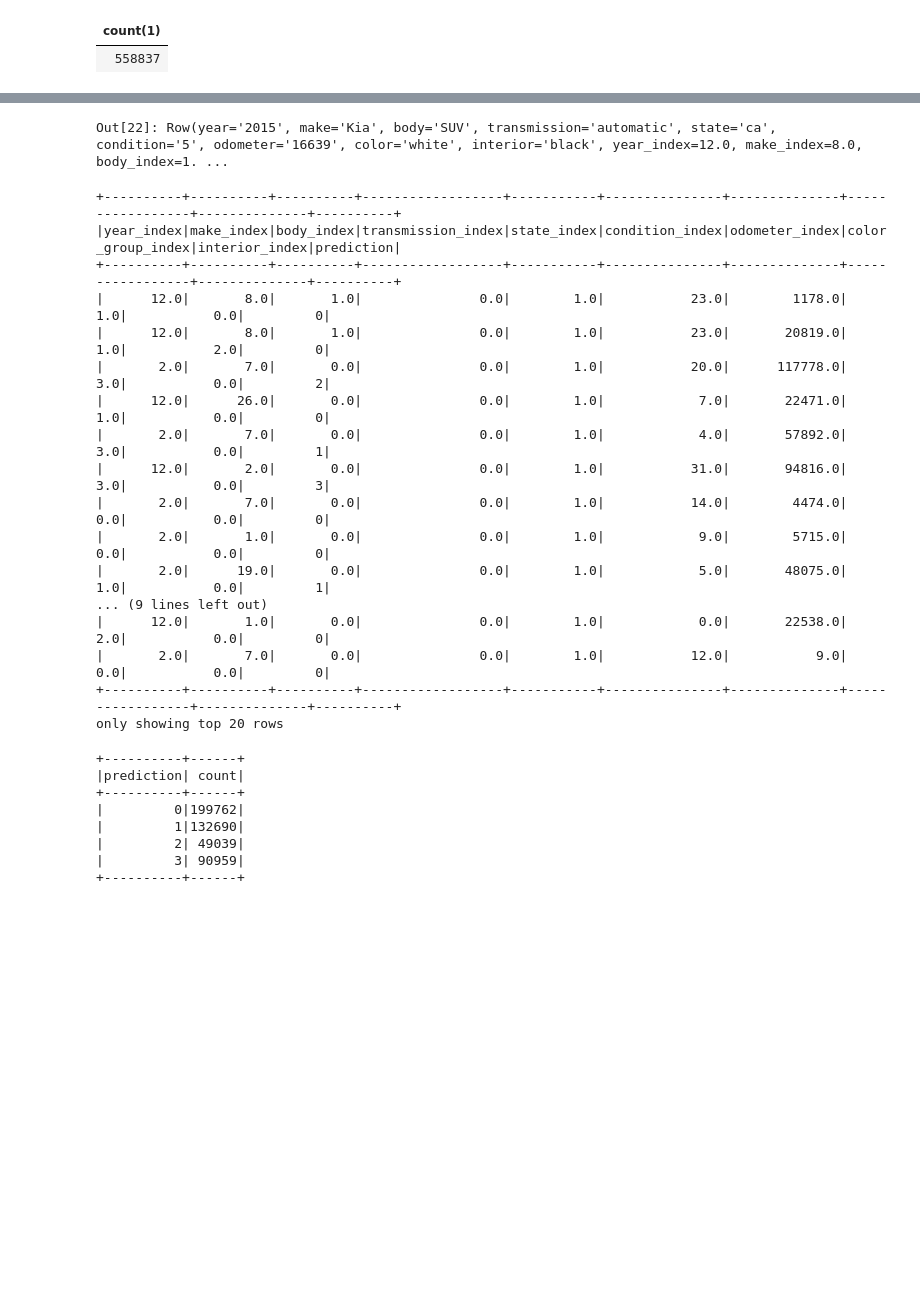
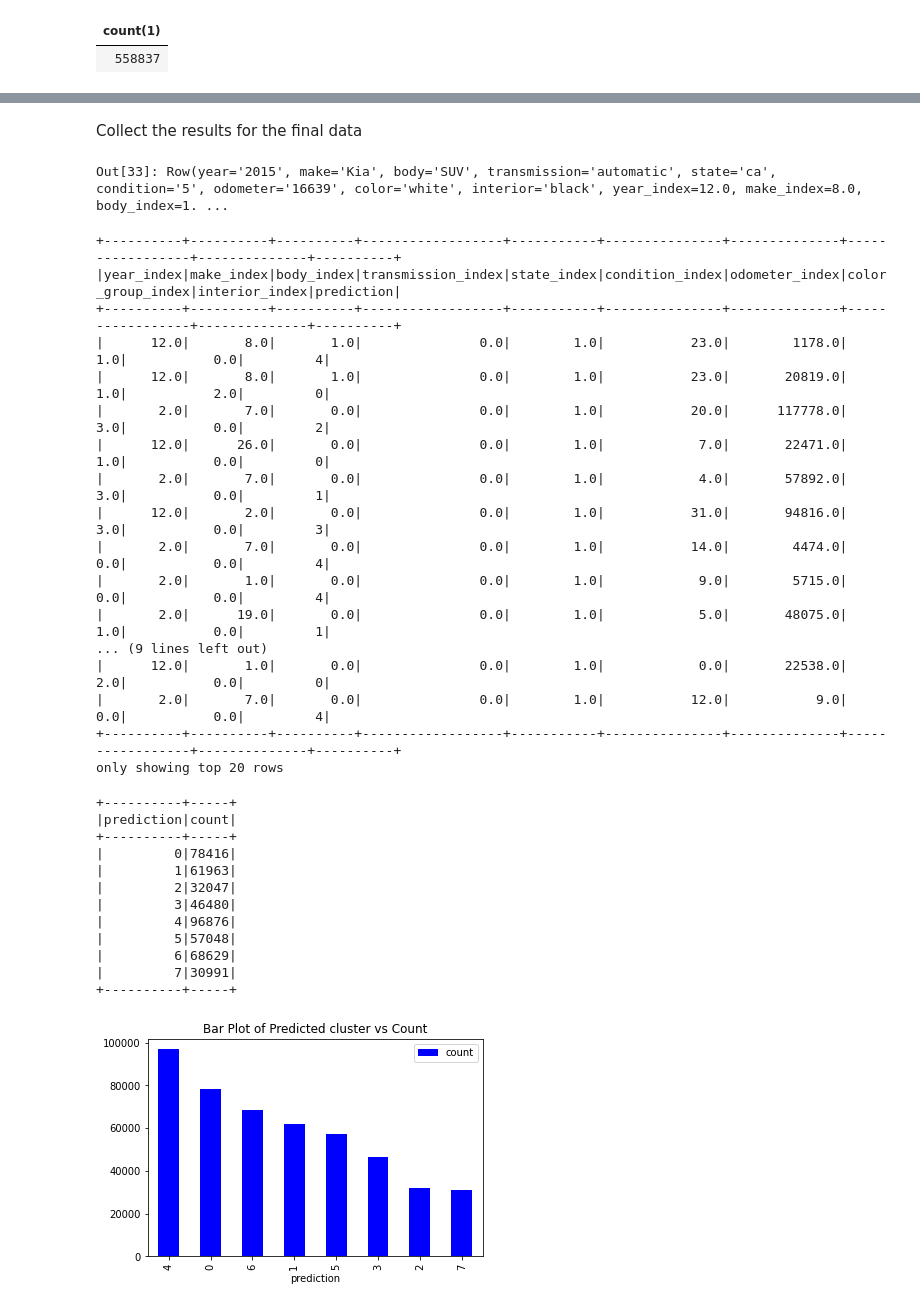
Before and after one commit to Jenniferodd/ISM6562-GroupProject, a Jupyter notebook: GrpPrj-UsedCarPrices_Kmeans.ipynb, the cells around one changed output, grey strips where cells are left out. Saved outputs shown, nothing was run; the diff lists cells and outputs as text; code cells hidden in the pictures; blank space fills up the shorter version.

Commit message:
uploading the latest files
uploading the latest files with  charts and evaluation

```diff
--- a/GrpPrj-UsedCarPrices_Kmeans.ipynb
+++ b/GrpPrj-UsedCarPrices_Kmeans.ipynb
@@ -222,8 +123,7 @@ Showing the first 1000 rows.
 from pyspark.sql import SparkSession
 # %%
 # Selecting the dependent and the independent variables that are identified as most useful attributes to make predictions
-data=df.select(['year','make','body','transmission',
-                                 'state','condition','odometer','color','interior'])
+data=df.select(['year','make','body','transmission','state','condition','odometer','color','interior'])
 # %%
 data=data.dropna()
 # %% [markdown]
@@ -263,6 +165,6 @@ final_data=pipe.fit(data).transform(data)
 # %%
-# Create an object for the Logistic Regression model
+# Create an object for the KMeans model
 
-kmeans_model = KMeans(k=4)
+kmeans_model = KMeans(k=8)
 # %%
 fit_model = kmeans_model.fit(final_data)
@@ -297,3 +204,5 @@ Centroid 4: [5.82790826e+00 7.85998570e+00 3.87061218e+00 4.25169133e-02
+# %% [markdown]
+Collect the results for the final data
 # %%
 # Store the results in a dataframe
 
@@ -301,35 +210,55 @@ results = fit_model.transform(final_data)
 # %%
 results.head()
 # %% [output]
-Out[22]: Row(year='2015', make='Kia', body='SUV', transmission='automatic', state='ca', condition='5', odometer='16639', color='white', interior='black', year_index=12.0, make_index=8.0, body_index=1. ...
+Out[33]: Row(year='2015', make='Kia', body='SUV', transmission='automatic', state='ca', condition='5', odometer='16639', color='white', interior='black', year_index=12.0, make_index=8.0, body_index=1. ...
 # %%
 results.select(['year_index','make_index','body_index','transmission_index','state_index','condition_index',                                                                'odometer_index','color_group_index','interior_index','prediction']).show()
 # %% [output]
 +----------+----------+----------+------------------+-----------+---------------+--------------+-----------------+--------------+----------+
 |year_index|make_index|body_index|transmission_index|state_index|condition_index|odometer_index|color_group_index|interior_index|prediction|
 +----------+----------+----------+------------------+-----------+---------------+--------------+-----------------+--------------+----------+
-|      12.0|       8.0|       1.0|               0.0|        1.0|           23.0|        1178.0|              1.0|           0.0|         0|
+|      12.0|       8.0|       1.0|               0.0|        1.0|           23.0|        1178.0|              1.0|           0.0|         4|
 |      12.0|       8.0|       1.0|               0.0|        1.0|           23.0|       20819.0|              1.0|           2.0|         0|
 |       2.0|       7.0|       0.0|               0.0|        1.0|           20.0|      117778.0|              3.0|           0.0|         2|
 |      12.0|      26.0|       0.0|               0.0|        1.0|            7.0|       22471.0|              1.0|           0.0|         0|
 |       2.0|       7.0|       0.0|               0.0|        1.0|            4.0|       57892.0|              3.0|           0.0|         1|
 |      12.0|       2.0|       0.0|               0.0|        1.0|           31.0|       94816.0|              3.0|           0.0|         3|
-|       2.0|       7.0|       0.0|               0.0|        1.0|           14.0|        4474.0|              0.0|           0.0|         0|
-|       2.0|       1.0|       0.0|               0.0|        1.0|            9.0|        5715.0|              0.0|           0.0|         0|
+|       2.0|       7.0|       0.0|               0.0|        1.0|           14.0|        4474.0|              0.0|           0.0|         4|
+|       2.0|       1.0|       0.0|               0.0|        1.0|            9.0|        5715.0|              0.0|           0.0|         4|
 |       2.0|      19.0|       0.0|               0.0|        1.0|            5.0|       48075.0|              1.0|           0.0|         1|
 ... (9 lines left out)
 |      12.0|       1.0|       0.0|               0.0|        1.0|            0.0|       22538.0|              2.0|           0.0|         0|
-|       2.0|       7.0|       0.0|               0.0|        1.0|           12.0|           9.0|              0.0|           0.0|         0|
+|       2.0|       7.0|       0.0|               0.0|        1.0|           12.0|           9.0|              0.0|           0.0|         4|
 +----------+----------+----------+------------------+-----------+---------------+--------------+-----------------+--------------+----------+
 only showing top 20 rows
 # %%
 results.groupby('prediction').count().sort('prediction').show()
 # %% [output]
-+----------+------+
-|prediction| count|
-+----------+------+
-|         0|199762|
-|         1|132690|
-|         2| 49039|
-|         3| 90959|
-+----------+------+
++----------+-----+
+|prediction|count|
++----------+-----+
+|         0|78416|
+|         1|61963|
+|         2|32047|
+|         3|46480|
+|         4|96876|
+|         5|57048|
+|         6|68629|
+|         7|30991|
++----------+-----+
+# %%
+pred=results.select('prediction').na.drop(subset=["prediction"]).groupBy("prediction").count().sort("count",ascending=False)
+#Converting into the Pandas Data Frame
+pandasDFpred = pred.toPandas()
+
+
+import matplotlib.pyplot as plt
+# bar plot
+pandasDFpred[:30].plot(kind = 'bar',x = 'prediction',
+y = 'count',color = 'blue')
+# set the title
+plt.title('Bar Plot of Predicted cluster vs Count')
+# show the plot
+plt.show()
+# %% [output]
+[figure, added]
```
Also changed, not shown: parts of 32 cells of this notebook, 1 other file.
